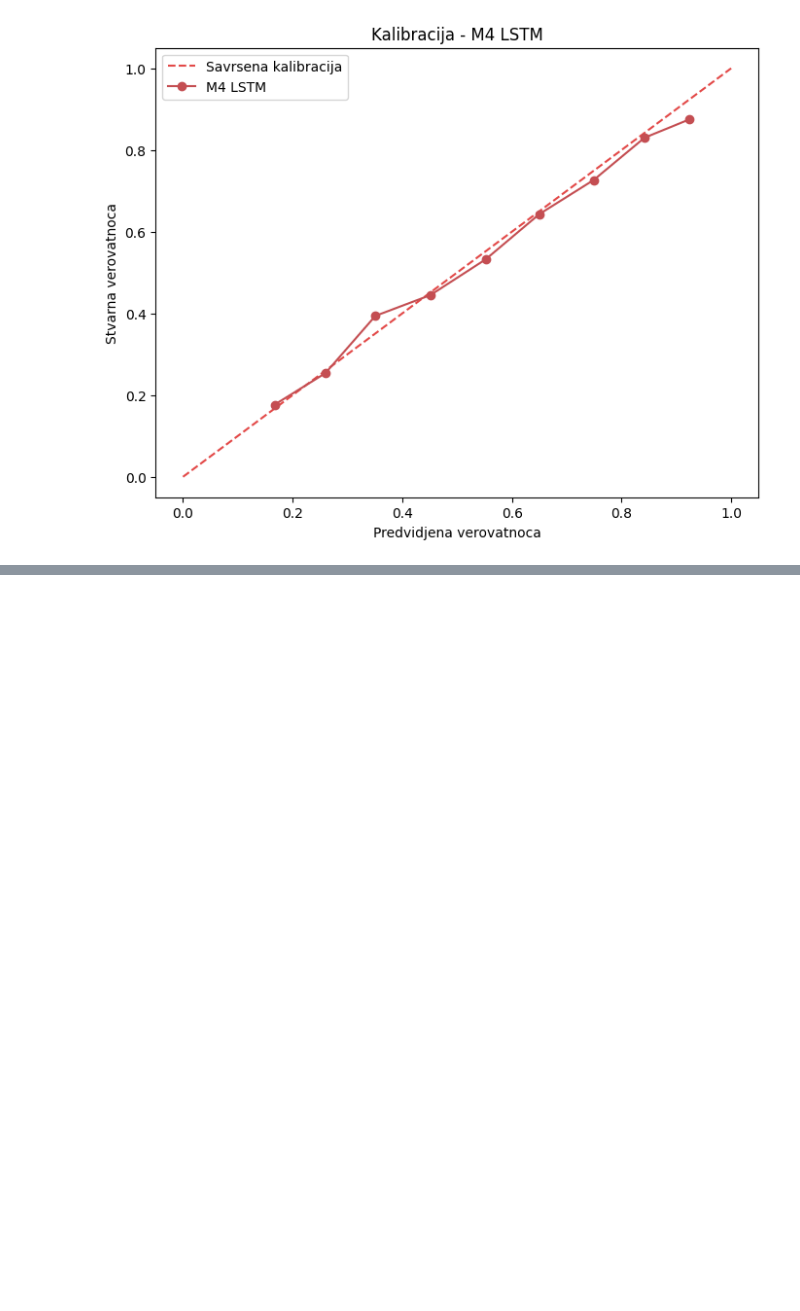
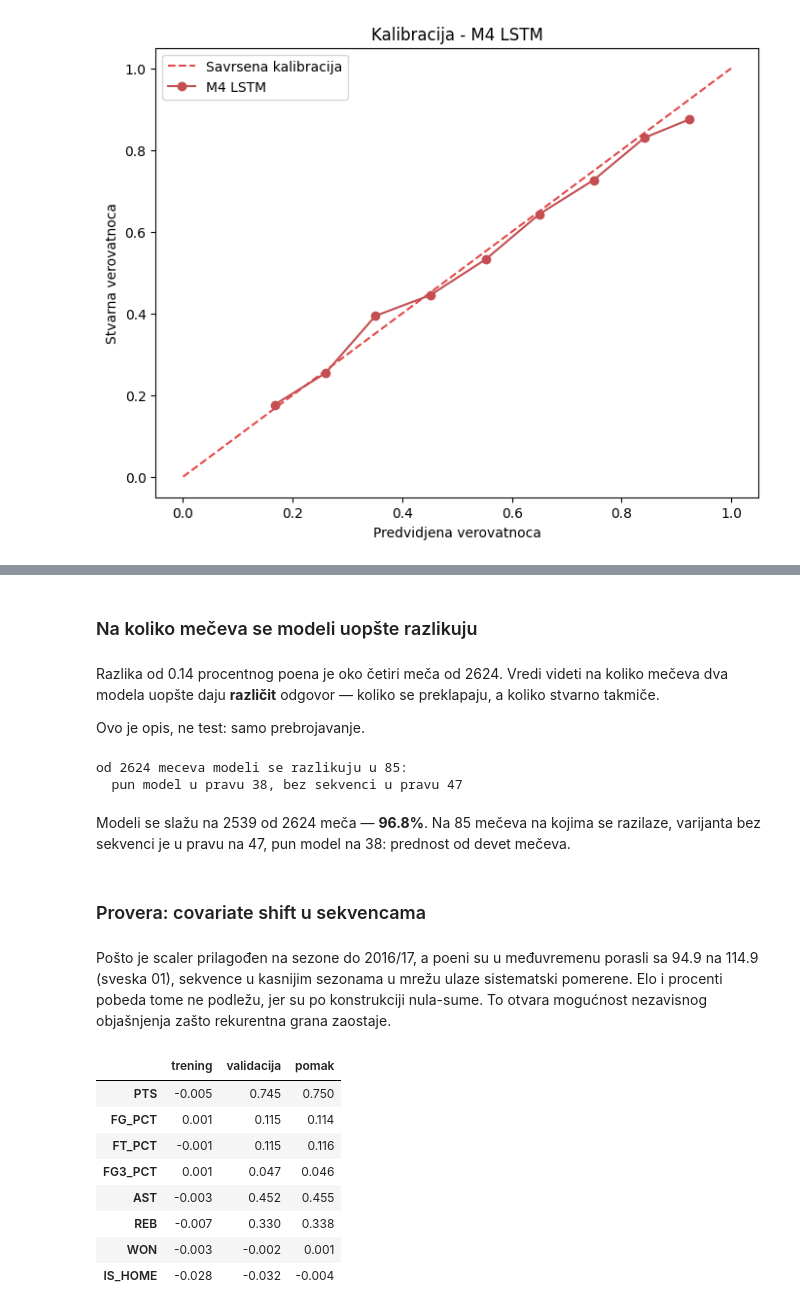
Before and after one commit to janaaas/ML_projekat, a Jupyter notebook: notebooks/04-02-lstm.ipynb, the cells around one changed output, grey strips where cells are left out. Saved outputs shown, nothing was run; the diff lists cells and outputs as text; code cells hidden in the pictures; blank space fills up the shorter version.

Commit message:
dopunjena sveska 04-02 ablacijom, proverom pomaka i metrikama po klasi

```diff
--- a/notebooks/04-02-lstm.ipynb
+++ b/notebooks/04-02-lstm.ipynb
@@ -186,0 +302,6 @@ Kalibracija dobro prati dijagonalu u srednjem opsegu: kada model kaže 0.65, ta
+# %% [markdown]
+### Na koliko mečeva se modeli uopšte razlikuju
+# %% [markdown]
+Razlika od 0.14 procentnog poena je oko četiri meča od 2624. Vredi videti na koliko mečeva dva modela uopšte daju **različit** odgovor — koliko se preklapaju, a koliko stvarno takmiče.
+
+Ovo je opis, ne test: samo prebrojavanje.
@@ -186,0 +323,36 @@ Kalibracija dobro prati dijagonalu u srednjem opsegu: kada model kaže 0.65, ta
+# %%
+pred_pun, y_val_bin = predvidjanja()
+pred_bez, _ = predvidjanja(bez_sekvenci=True)
+
+neslaganja = pred_pun != pred_bez
+pun_u_pravu = int((neslaganja & (pred_pun == y_val_bin)).sum())
+bez_u_pravu = int((neslaganja & (pred_bez == y_val_bin)).sum())
+
+print(f"od {len(y_val_bin)} meceva modeli se razlikuju u {int(neslaganja.sum())}:")
+print(f"  pun model u pravu {pun_u_pravu}, bez sekvenci u pravu {bez_u_pravu}")
+# %% [output]
+od 2624 meceva modeli se razlikuju u 85:
+  pun model u pravu 38, bez sekvenci u pravu 47
+# %% [markdown]
+Modeli se slažu na 2539 od 2624 meča — **96.8%**. Na 85 mečeva na kojima se razilaze, varijanta bez sekvenci je u pravu na 47, pun model na 38: prednost od devet mečeva.
+# %% [markdown]
+### Provera: covariate shift u sekvencama
+# %% [markdown]
+Pošto je scaler prilagođen na sezone do 2016/17, a poeni su u međuvremenu porasli sa 94.9 na 114.9 (sveska 01), sekvence u kasnijim sezonama u mrežu ulaze sistematski pomerene. Elo i procenti pobeda tome ne podležu, jer su po konstrukciji nula-sume. To otvara mogućnost nezavisnog objašnjenja zašto rekurentna grana zaostaje.
+# %%
+pomak = pd.DataFrame({
+    ime: [home_sequences[i][:, :, j].mean() for i in (train_idx, validation_idx)]
+    for j, ime in enumerate(SEQUENCE_FEATURE_COLUMNS)
+}, index=["trening", "validacija"]).T
+pomak["pomak"] = pomak["validacija"] - pomak["trening"]
+pomak.round(3)
+# %% [output]
+|  | trening | validacija | pomak |
+| PTS | -0.005 | 0.745 | 0.750 |
+| FG_PCT | 0.001 | 0.115 | 0.114 |
+| FT_PCT | -0.001 | 0.115 | 0.116 |
+| FG3_PCT | 0.001 | 0.047 | 0.046 |
+| AST | -0.003 | 0.452 | 0.455 |
+| REB | -0.007 | 0.330 | 0.338 |
+| WON | -0.003 | -0.002 | 0.001 |
+| IS_HOME | -0.028 | -0.032 | -0.004 |
```
Also changed, not shown: parts of 37 cells of this notebook, 2 other files.
